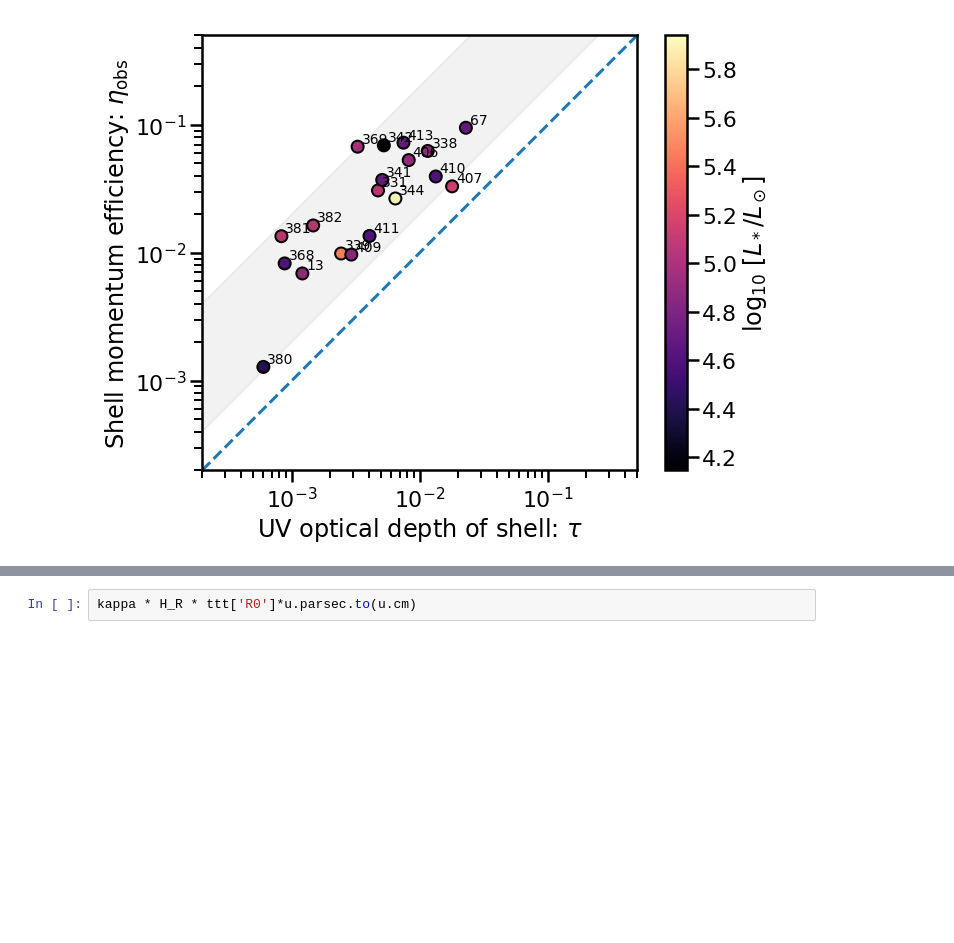
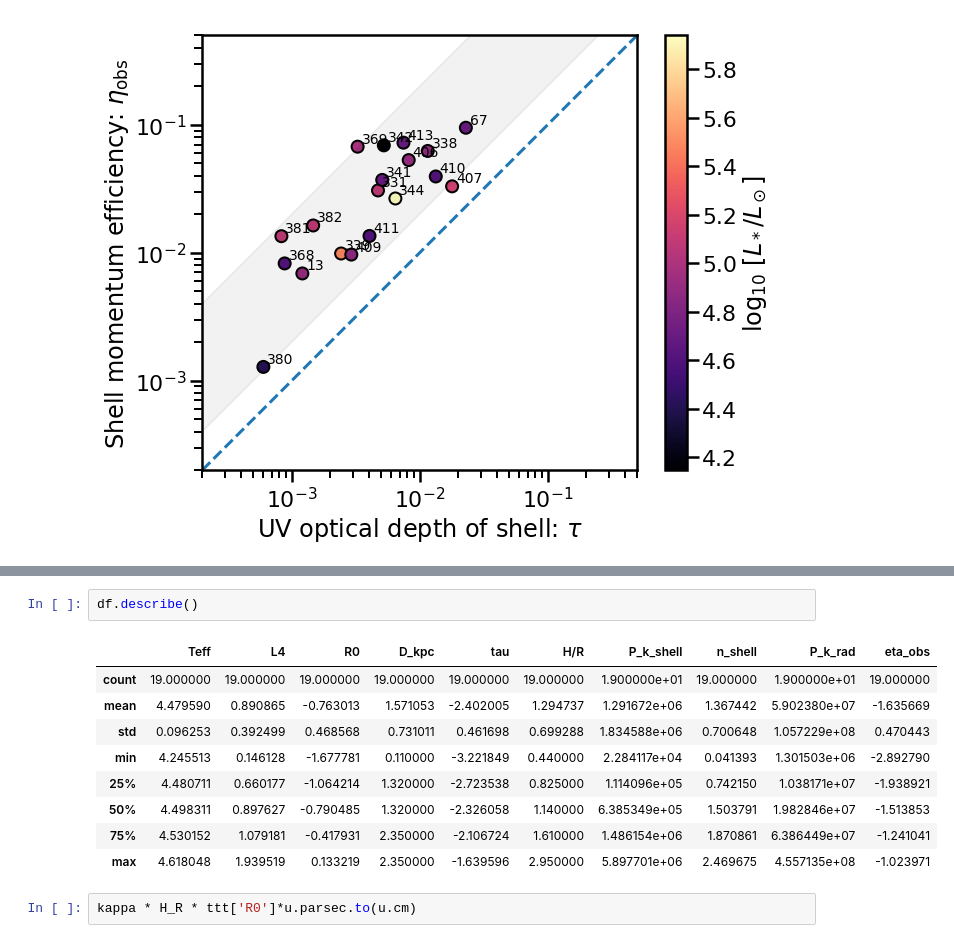
Before and after one commit to div-B-equals-0/dust-wave-case-studies, a Jupyter notebook: Kobulnicky-samples.ipynb, the cells around one changed output, grey strips where cells are left out. Cells and saved outputs as stored; diff of their text form; blank space fills up the shorter version.

```diff
--- a/Kobulnicky-samples.ipynb
+++ b/Kobulnicky-samples.ipynb
@@ -476,3 +537,15 @@ None
+# %%
+df.describe()
+# %% [output]
+|  | Teff | L4 | R0 | D_kpc | tau | H/R | P_k_shell | n_shell | P_k_rad | eta_obs |
+| count | 19.000000 | 19.000000 | 19.000000 | 19.000000 | 19.000000 | 19.000000 | 1.900000e+01 | 19.000000 | 1.900000e+01 | 19.000000 |
+| mean | 4.479590 | 0.890865 | -0.763013 | 1.571053 | -2.402005 | 1.294737 | 1.291672e+06 | 1.367442 | 5.902380e+07 | -1.635669 |
+| std | 0.096253 | 0.392499 | 0.468568 | 0.731011 | 0.461698 | 0.699288 | 1.834588e+06 | 0.700648 | 1.057229e+08 | 0.470443 |
+| min | 4.245513 | 0.146128 | -1.677781 | 0.110000 | -3.221849 | 0.440000 | 2.284117e+04 | 0.041393 | 1.301503e+06 | -2.892790 |
+| 25% | 4.480711 | 0.660177 | -1.064214 | 1.320000 | -2.723538 | 0.825000 | 1.114096e+05 | 0.742150 | 1.038171e+07 | -1.938921 |
+| 50% | 4.498311 | 0.897627 | -0.790485 | 1.320000 | -2.326058 | 1.140000 | 6.385349e+05 | 1.503791 | 1.982846e+07 | -1.513853 |
+| 75% | 4.530152 | 1.079181 | -0.417931 | 2.350000 | -2.106724 | 1.610000 | 1.486154e+06 | 1.870861 | 6.386449e+07 | -1.241041 |
+| max | 4.618048 | 1.939519 | 0.133219 | 2.350000 | -1.639596 | 2.950000 | 5.897701e+06 | 2.469675 | 4.557135e+08 | -1.023971 |
 # %%
 kappa * H_R * ttt['R0']*u.parsec.to(u.cm)
 # %% [output]
```
Also changed, not shown: parts of 5 cells of this notebook, 3 other files.
